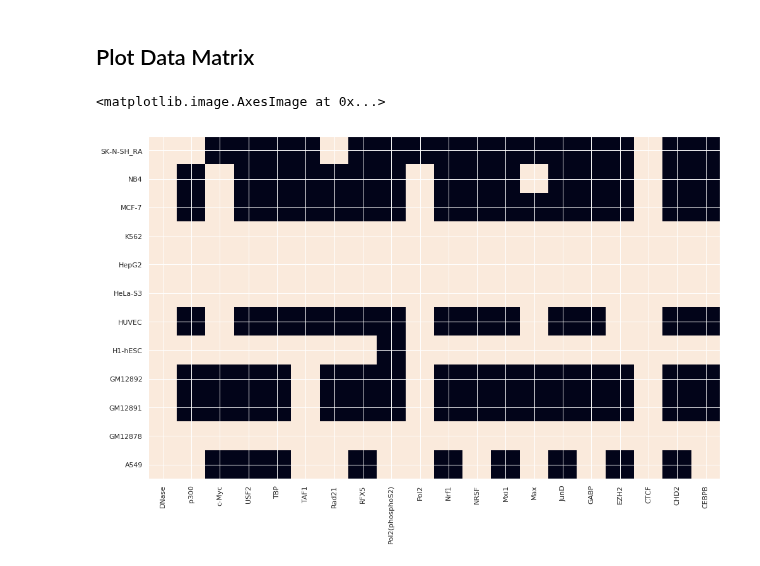
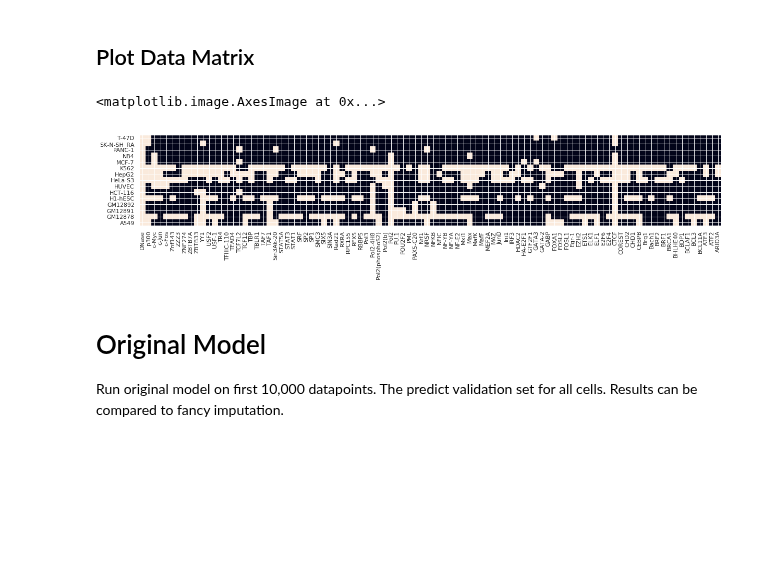
Before and after one commit to YosefLab/epitome, a Jupyter notebook: dnase/Sandbox/imputation.ipynb, the cells around one changed output. Saved outputs shown, nothing was run; the diff lists cells and outputs as text; code cells hidden in the pictures; blank space fills up the shorter version.

Commit message:
updated imputation

```diff
--- a/dnase/Sandbox/imputation.ipynb
+++ b/dnase/Sandbox/imputation.ipynb
@@ -69,18 +54,51 @@ matrix, cellmap, assaymap = get_assays_from_feature_file(eligible_assays = eligi
 # %% [markdown]
 ## Plot Data Matrix
 # %%
+eligible_assays = ['DNase',
+ 'p300',
+ 'c-Myc',
+ 'ZNF274',
+ 'USF2',
+ 'TR4',
+ 'TBP',
+ 'TAF1',
+ 'SMC3',
+ 'Rad21',
+ 'RFX5',
+ 'Pol2(phosphoS2)',
+ 'Pol2',
+ 'Nrf1',
+ 'NRSF',
+ 'Mxi1',
+ 'Max',
+ 'MAZ',
+ 'JunD',
+ 'GABP',
+ 'EZH2',
+ 'CTCF',
+ 'COREST',
+ 'CHD2',
+ 'CEBPB']
+
+matrix, cellmap, assaymap = get_assays_from_feature_file(eligible_assays = None,
+                                  eligible_cells = None, min_cells_per_assay = 2, min_assays_per_cell=5)
+
 nv_assaymap = {v: k for k, v in assaymap.items()}
 
 fig = plt.figure(figsize = (20,10))
 ax = fig.add_subplot(1,1,1)
 ax.set_aspect('equal')
 plt.xticks(np.arange(len(assaymap)), rotation = 90)
 ax.set_xticklabels(assaymap.keys())
 plt.yticks(np.arange(len(cellmap)))
 ax.set_yticklabels(cellmap.keys())
 
 plt.imshow(matrix!=Label.UNK.value)
 # %% [output]
 <matplotlib.image.AxesImage at 0x...>
-[figure, old version]
+[figure, new version]
+# %% [markdown]
+# Original Model
+
+Run original model on first 10,000 datapoints. The predict validation set for all cells. Results can be compared to fancy imputation.
 # %%
```
Also changed, not shown: parts of 35 cells of this notebook, 7 other files.
